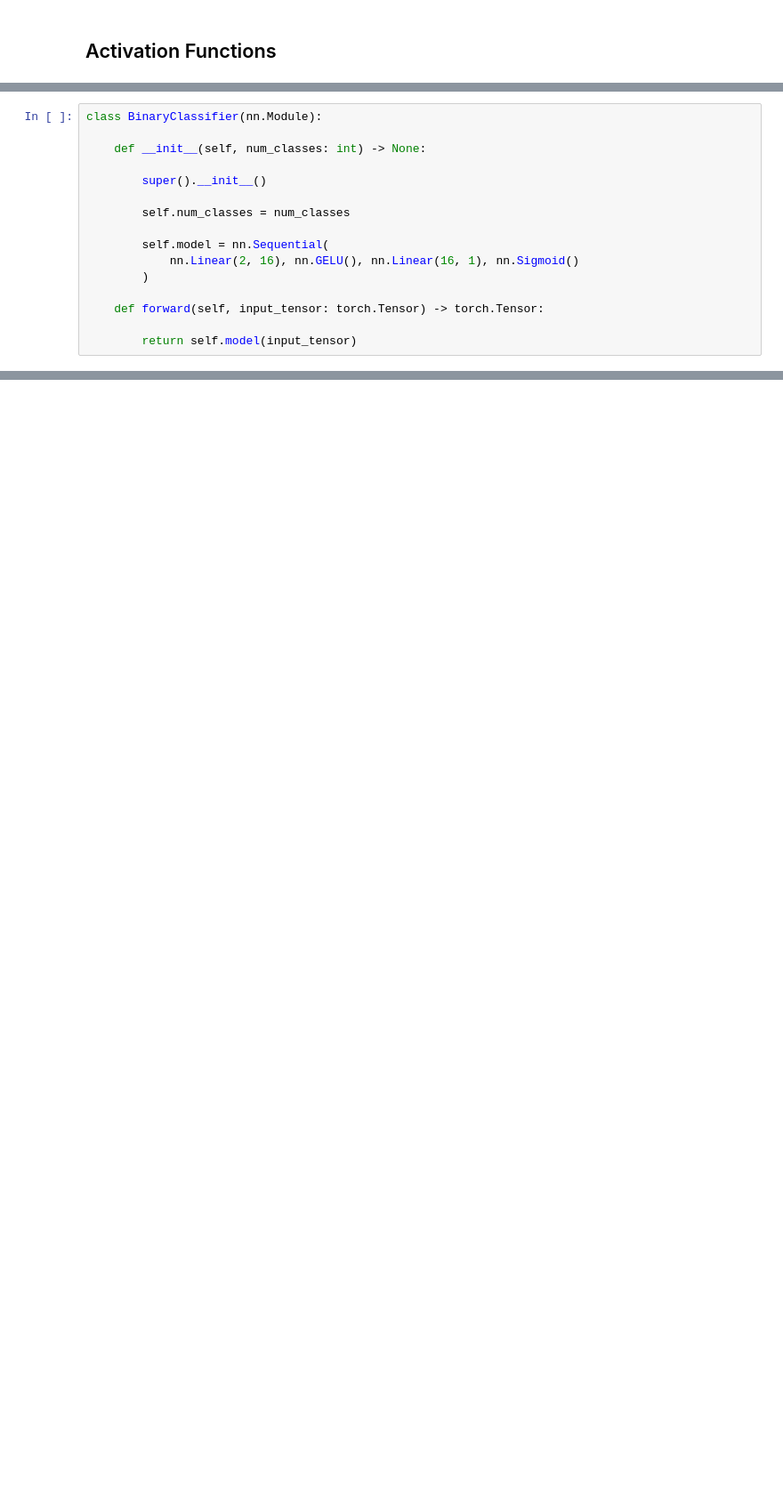
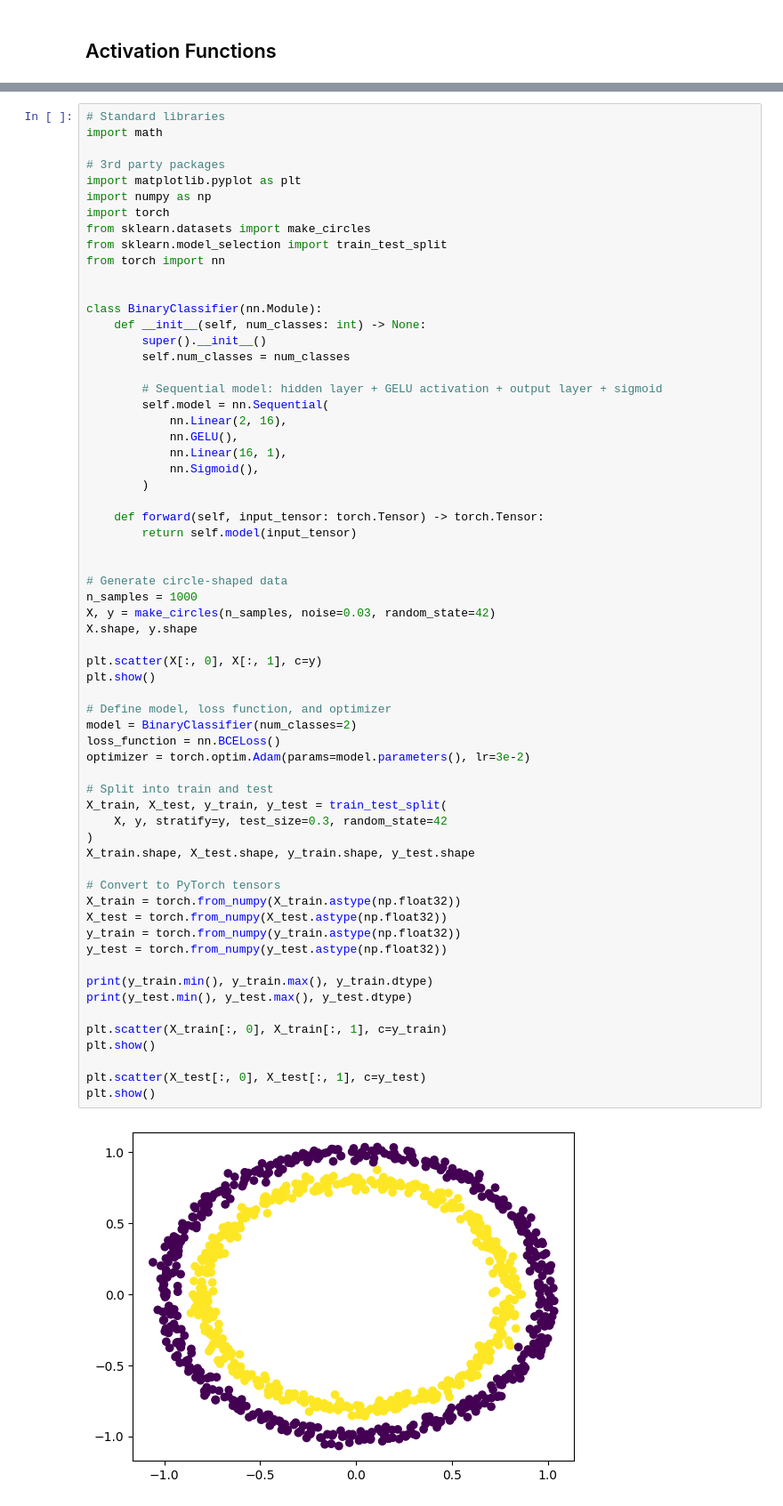
Before and after one commit to danibcorr/unie-deep-learning, a Jupyter notebook: docs/course/topic_02_mathematics/section_04_artificial_neuron.ipynb, the cells around one changed output, grey strips where cells are left out. Shown at 89% size. Drawn from its saved outputs; the diff is of its cells as text; blank space fills up the shorter version.

```diff
--- a/docs/course/topic_02_mathematics/section_04_artificial_neuron.ipynb
+++ b/docs/course/topic_02_mathematics/section_04_artificial_neuron.ipynb
@@ -79,16 +316,0 @@ from torch import nn
-# %%
-class BinaryClassifier(nn.Module):
-
-    def __init__(self, num_classes: int) -> None:
-
-        super().__init__()
-
-        self.num_classes = num_classes
-
-        self.model = nn.Sequential(
-            nn.Linear(2, 16), nn.GELU(), nn.Linear(16, 1), nn.Sigmoid()
-        )
-
-    def forward(self, input_tensor: torch.Tensor) -> torch.Tensor:
-
-        return self.model(input_tensor)
@@ -121,0 +326,65 @@ plt.show()
+# %%
+# Standard libraries
+import math
+
+# 3rd party packages
+import matplotlib.pyplot as plt
+import numpy as np
+import torch
+from sklearn.datasets import make_circles
+from sklearn.model_selection import train_test_split
+from torch import nn
+
+
+class BinaryClassifier(nn.Module):
+    def __init__(self, num_classes: int) -> None:
+        super().__init__()
+        self.num_classes = num_classes
+
+        # Sequential model: hidden layer + GELU activation + output layer + sigmoid
+        self.model = nn.Sequential(
+            nn.Linear(2, 16),
+            nn.GELU(),
+            nn.Linear(16, 1),
+            nn.Sigmoid(),
+        )
+
+    def forward(self, input_tensor: torch.Tensor) -> torch.Tensor:
+        return self.model(input_tensor)
+
+
+# Generate circle-shaped data
+n_samples = 1000
+X, y = make_circles(n_samples, noise=0.03, random_state=42)
+X.shape, y.shape
+
+plt.scatter(X[:, 0], X[:, 1], c=y)
+plt.show()
+
+# Define model, loss function, and optimizer
+model = BinaryClassifier(num_classes=2)
+loss_function = nn.BCELoss()
+optimizer = torch.optim.Adam(params=model.parameters(), lr=3e-2)
+
+# Split into train and test
+X_train, X_test, y_train, y_test = train_test_split(
+    X, y, stratify=y, test_size=0.3, random_state=42
+)
+X_train.shape, X_test.shape, y_train.shape, y_test.shape
+
+# Convert to PyTorch tensors
+X_train = torch.from_numpy(X_train.astype(np.float32))
+X_test = torch.from_numpy(X_test.astype(np.float32))
+y_train = torch.from_numpy(y_train.astype(np.float32))
+y_test = torch.from_numpy(y_test.astype(np.float32))
+
+print(y_train.min(), y_train.max(), y_train.dtype)
+print(y_test.min(), y_test.max(), y_test.dtype)
+
+plt.scatter(X_train[:, 0], X_train[:, 1], c=y_train)
+plt.show()
+
+plt.scatter(X_test[:, 0], X_test[:, 1], c=y_test)
+plt.show()
+# %% [output]
+[figure, added]
```
Also changed, not shown: parts of 27 cells of this notebook, 8 other files.
